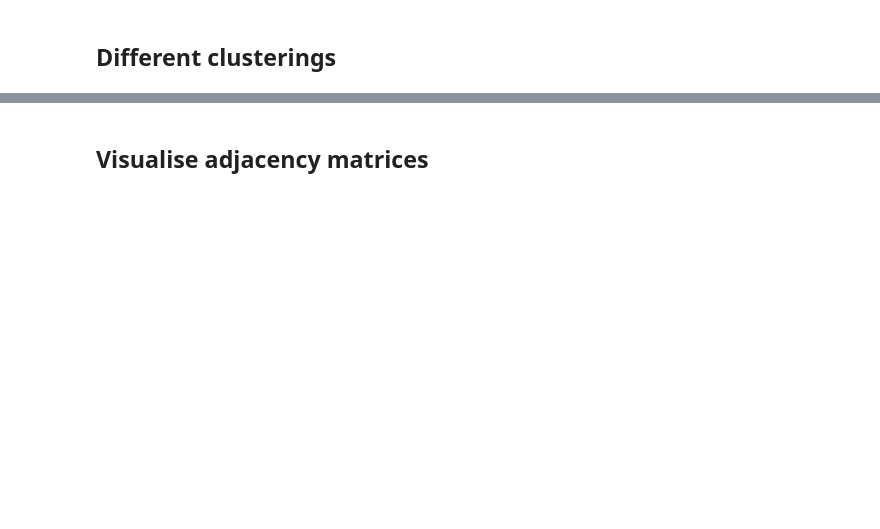
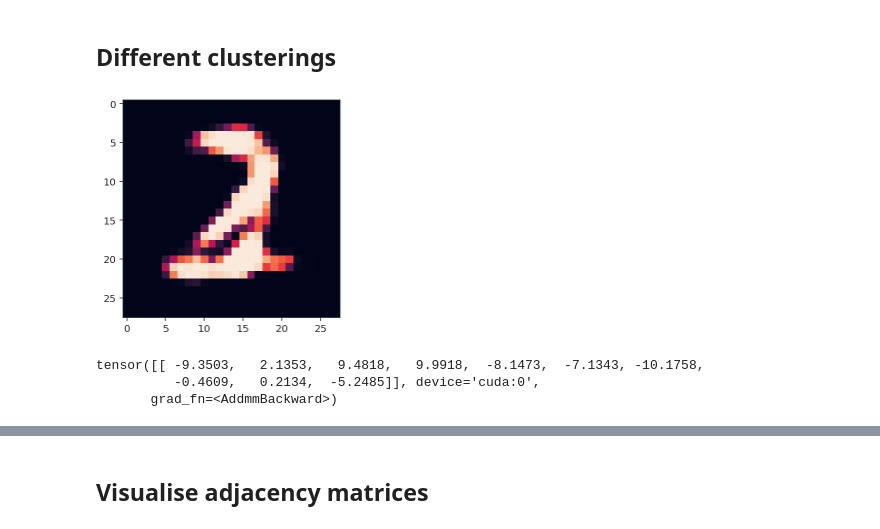
Before and after one commit to VRehnberg/pairwise_modularity, a Jupyter notebook: pairwise_similarity_modularity.ipynb, the cells around one changed output, grey strips where cells are left out. Saved outputs shown, nothing was run; the diff lists cells and outputs as text; code cells hidden in the pictures; blank space fills up the shorter version.

```diff
--- a/pairwise_similarity_modularity.ipynb
+++ b/pairwise_similarity_modularity.ipynb
@@ -14,7 +14,7 @@ from tqdm.auto import tqdm
 
 # Numerics
 import numpy as np
-from sklearn.cluster import SpectralClustering
+from sklearn import cluster, manifold
 
 # Machine learning
 import torch
@@ -23,6 +23,7 @@ from torch.autograd.functional import jacobian
 from torch.utils.data import DataLoader
 from torchvision.datasets import MNIST
 import torchvision.transforms as transforms
+import types
 
 device = torch.device("cuda:0" if torch.cuda.is_available() else "cpu")
 
@@ -34,6 +35,10 @@ import seaborn as sns
 %matplotlib inline
 %config InlineBackend.figure_format = 'retina'
 sns.set_style("ticks")
+plt.rcParams['figure.dpi'] = 160
+
+torch.set_anomaly_enabled(True)
+#torch.Tensor.numpy = (lambda g: lambda self: g(self.detach().cpu()))(torch.Tensor.numpy)
 # %% [markdown]
 ## Load MNIST
 # %%
@@ -94,10 +80,14 @@ class GeneratorInput():
     def gradient(self, x_in, normalized=False):
         '''Computes the gradient of x_in.'''
         x_in_squared = torch.einsum("b...,b...->b", x_in, x_in).unsqueeze(1)
-        grad = x_in * torch.exp(-0.5 * x_in_squared)
+        grad = -x_in * torch.exp(-0.5 * x_in_squared)
         if normalized:
             grad *= (2 * pi) ** x_in.shape[1]
         return grad
+
+    def prob(self, x_in):
+        x_in_squared = torch.einsum("b...,b...->b", x_in, x_in).unsqueeze(1)
+        return torch.exp(-0.5 * x_in_squared) #unnormalized
 
 
 class GeneratorNetwork(nn.Module):
@@ -135,6 +125,7 @@ class GeneratorNetwork(nn.Module):
 
 generator = GeneratorNetwork()
 generator.to(device)
+generator.eval()
 
 if not os.path.isdir('./pretrained'):
     os.makedirs('./pretrained')
@@ -539,3 +557,16 @@ for name, adj_kwargs in tqdm([
 
 # Randomly assign neurons to clusters
 clusters["Random"] = np.random.randint(0, n_clusters, n_activations)
+# %%
+generator.eval()
+latent = generator.input.sample(1)
+image = generator(latent)
+plt.imshow(image.detach().cpu().squeeze(0));
+# %% [output]
+[figure, added]
+# %%
+mlp(generator(latent))
+# %% [output]
+tensor([[ -9.3503,   2.1353,   9.4818,   9.9918,  -8.1473,  -7.1343, -10.1758,
+          -0.4609,   0.2134,  -5.2485]], device='cuda:0',
+       grad_fn=<AddmmBackward>)
```
Also changed, not shown: parts of 19 cells of this notebook.
